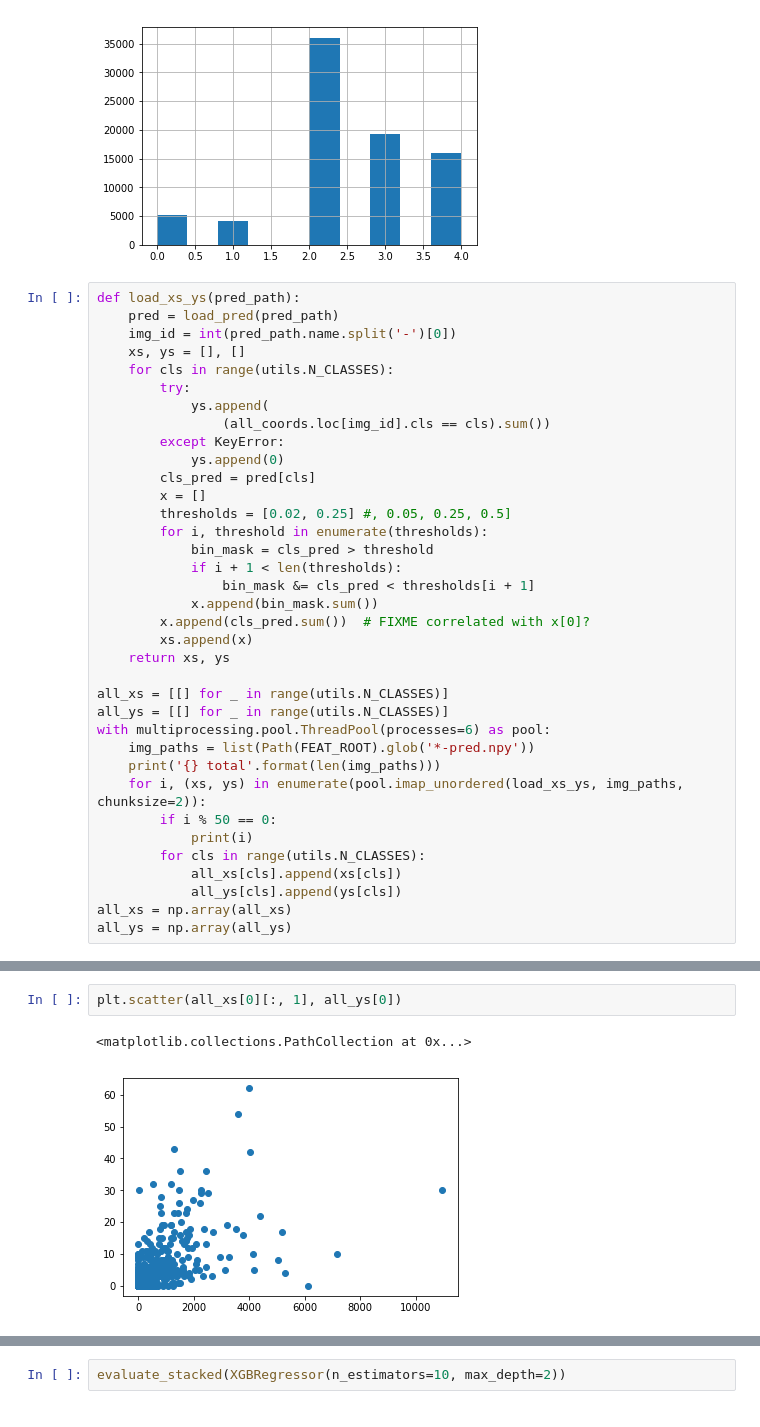
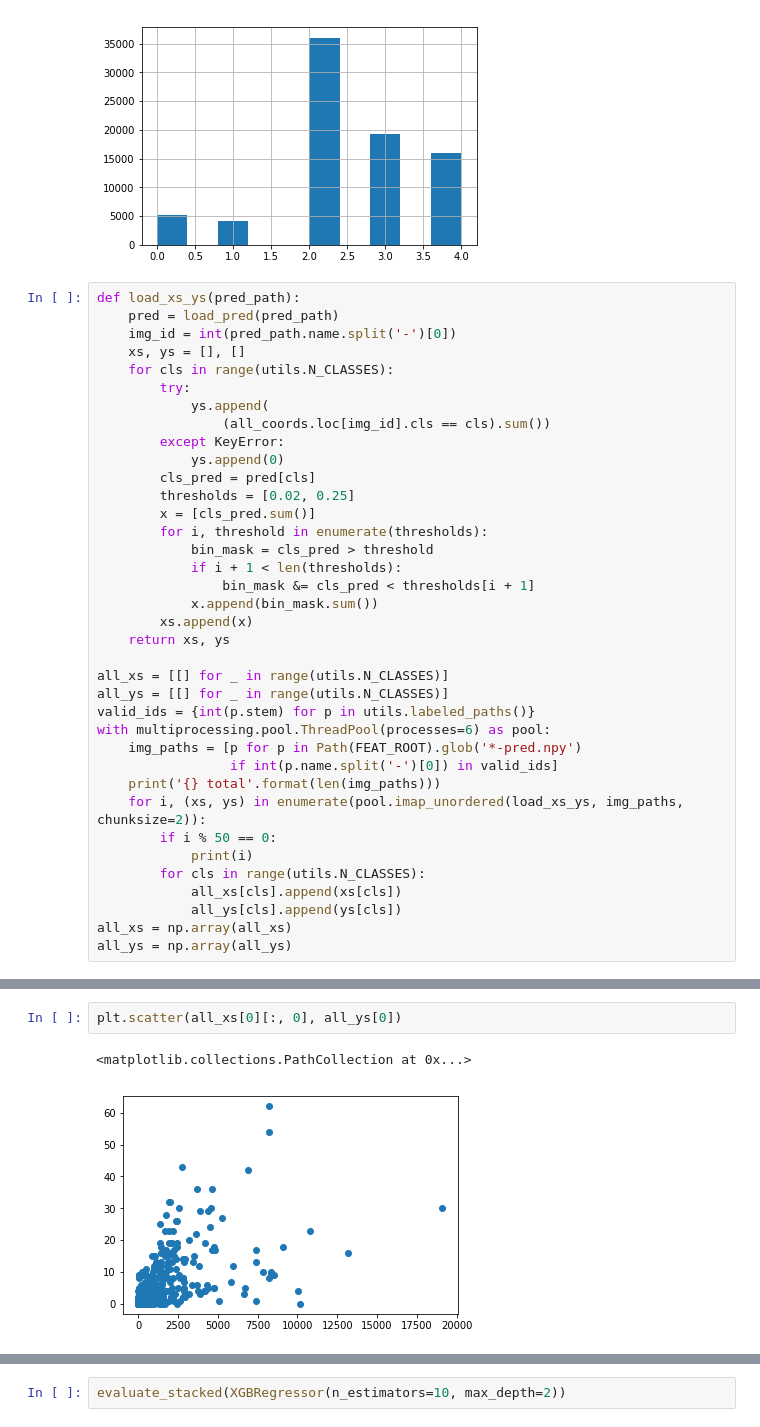
Before and after one commit to lopuhin/kaggle-lions-2017, a Jupyter notebook: notebooks/UNet Predictions.ipynb, the cells around one changed output, grey strips where cells are left out. Saved outputs shown, nothing was run; the diff lists cells and outputs as text.

```diff
--- a/notebooks/UNet Predictions.ipynb
+++ b/notebooks/UNet Predictions.ipynb
@@ -68,21 +68,22 @@ def load_xs_ys(pred_path):
         except KeyError:
             ys.append(0)
         cls_pred = pred[cls]
-        x = []
-        thresholds = [0.02, 0.25] #, 0.05, 0.25, 0.5]
+        thresholds = [0.02, 0.25]
+        x = [cls_pred.sum()]
         for i, threshold in enumerate(thresholds):
             bin_mask = cls_pred > threshold
             if i + 1 < len(thresholds):
                 bin_mask &= cls_pred < thresholds[i + 1]
             x.append(bin_mask.sum())
-        x.append(cls_pred.sum())  # FIXME correlated with x[0]?
         xs.append(x)
     return xs, ys
 
 all_xs = [[] for _ in range(utils.N_CLASSES)]
 all_ys = [[] for _ in range(utils.N_CLASSES)]
+valid_ids = {int(p.stem) for p in utils.labeled_paths()}
 with multiprocessing.pool.ThreadPool(processes=6) as pool:
-    img_paths = list(Path(FEAT_ROOT).glob('*-pred.npy'))
+    img_paths = [p for p in Path(FEAT_ROOT).glob('*-pred.npy')
+                 if int(p.name.split('-')[0]) in valid_ids]
     print('{} total'.format(len(img_paths)))
     for i, (xs, ys) in enumerate(pool.imap_unordered(load_xs_ys, img_paths, chunksize=2)):
         if i % 50 == 0:
@@ -117,7 +109,7 @@ for cls in range(utils.N_CLASSES):
 # %%
-plt.scatter(all_xs[0][:, 1], all_ys[0])
+plt.scatter(all_xs[0][:, 0], all_ys[0])
 # %% [output]
 <matplotlib.collections.PathCollection at 0x...>
-[figure, old version]
+[figure, new version]
 # %%
 from sklearn.linear_model import LinearRegression, Ridge, Lasso, LassoCV
```
Also changed, not shown: parts of 15 cells of this notebook, 2 other files.
